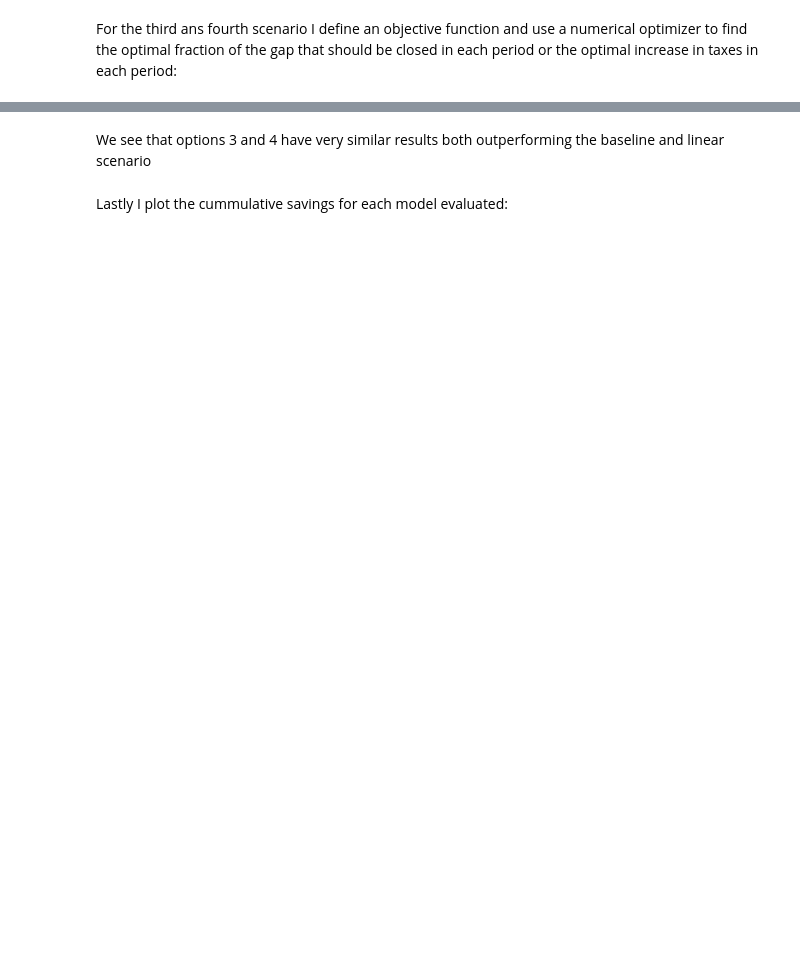
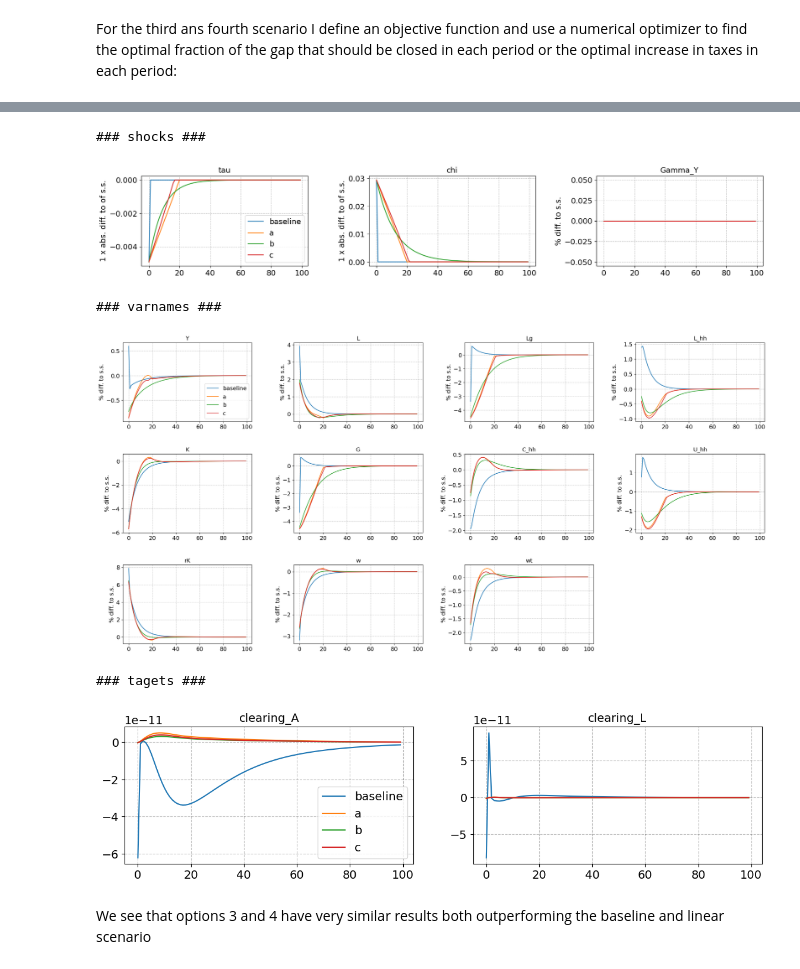
Before and after one commit to JohanOelgaard/AdvMacroHetAgent, a Jupyter notebook: Assignment 2/v1.3/HANCWelfareModel.ipynb, the cells around one changed output, grey strips where cells are left out. Cells and saved outputs as stored; diff of their text form; code cells hidden in the pictures; blank space fills up the shorter version.

```diff
--- a/Assignment 2/v1.3/HANCWelfareModel.ipynb
+++ b/Assignment 2/v1.3/HANCWelfareModel.ipynb
@@ -325,4 +525,12 @@ modelIII.show_IRFs(paths,ncols=4,T_max=100,abs_diff=['tau','chi'])
+# %%
+paths = ['Y','L','Lg','L_hh','K','G','C_hh','U_hh','rK','w','wt']
+modelIII.compare_IRFs(models=[modelIII,modelIIIa,modelIIIb,modelIIIc],labels=['baseline','a','b','c'],varnames=paths,ncols=4,T_max=100,abs_diff=['tau','chi'])
+# %% [output]
+### shocks ###
+[figure, added]
+### varnames ###
+[figure, added]
+### tagets ###
+[figure, added]
 # %% [markdown]
 We see that options 3 and 4 have very similar results both outperforming the baseline and linear scenario
-# %% [markdown]
-Lastly I plot the cummulative savings for each model evaluated:
```
Also changed, not shown: parts of 27 cells of this notebook.
